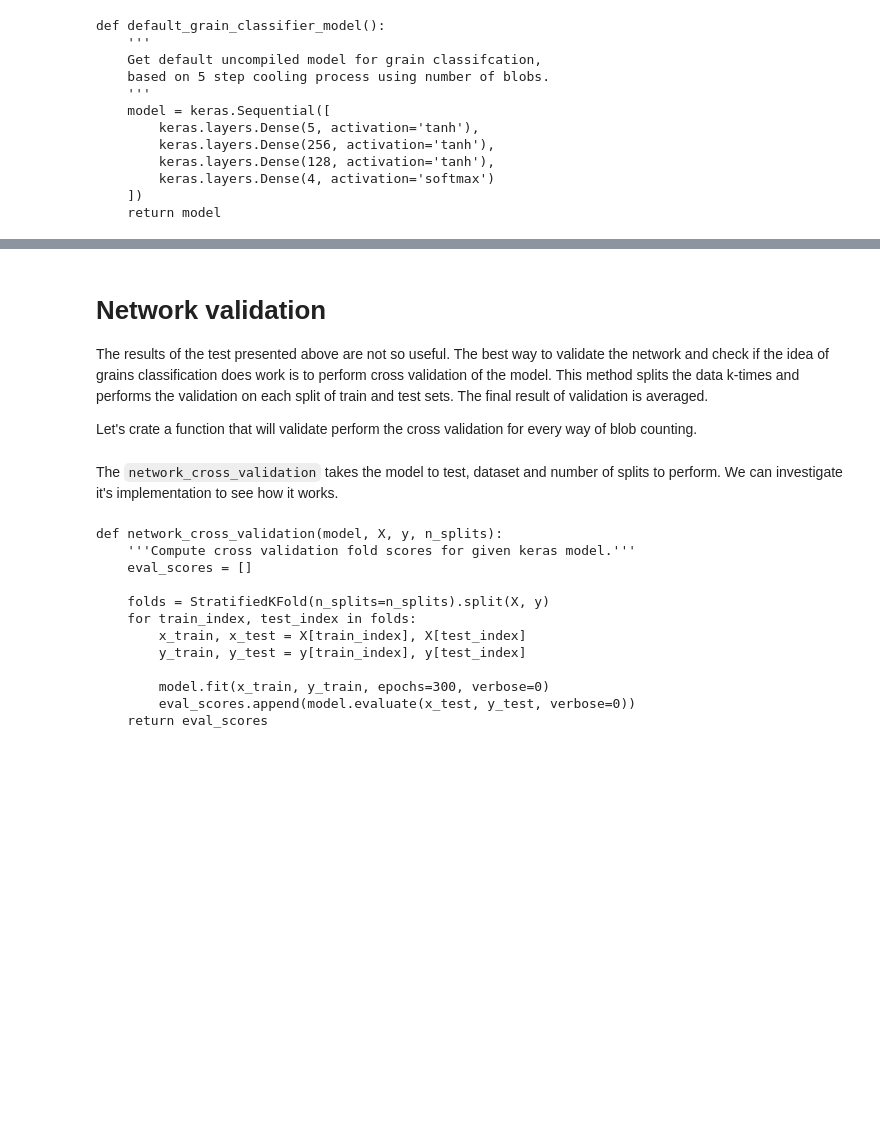
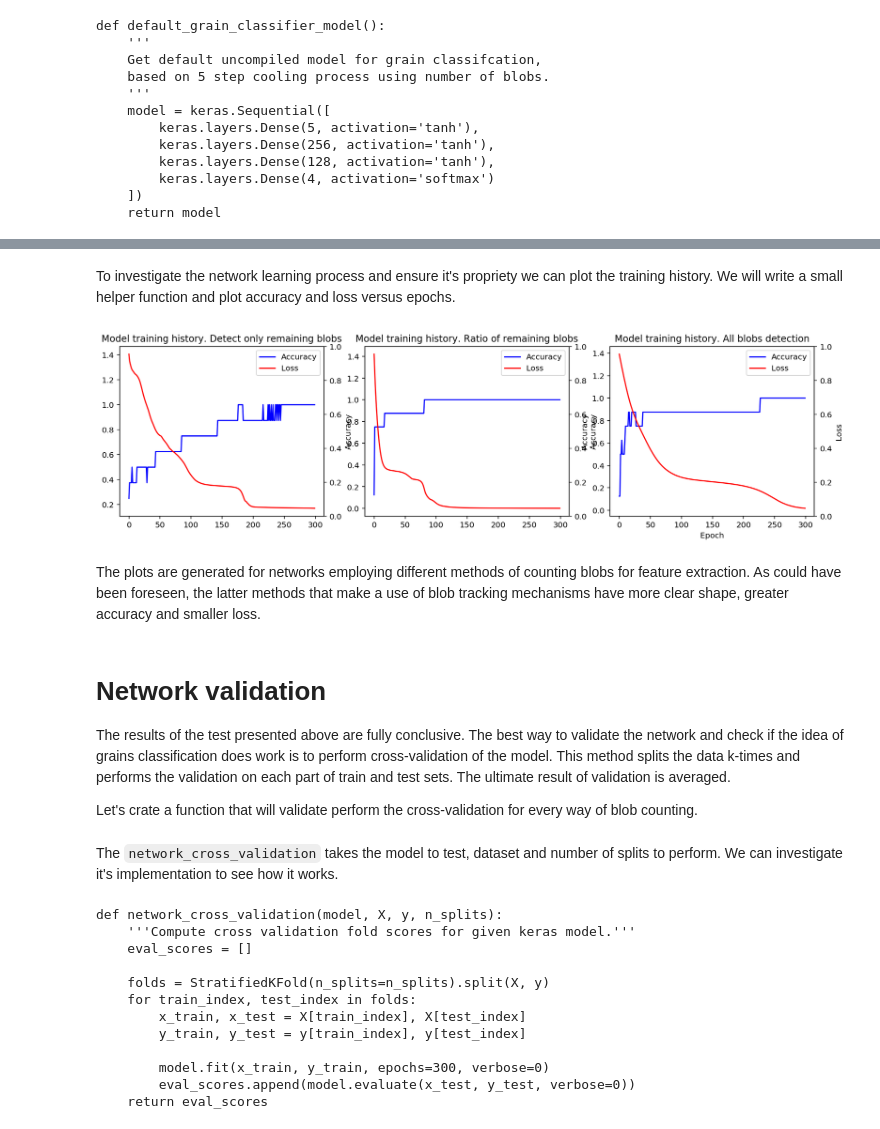
Before and after one commit to maciejzj/copper-grains-classification, a Jupyter notebook: blob_classification_demo.ipynb, the cells around one changed output, grey strips where cells are left out. Drawn from its saved outputs; the diff is of its cells as text; code cells hidden in the pictures; blank space fills up the shorter version.

```diff
--- a/blob_classification_demo.ipynb
+++ b/blob_classification_demo.ipynb
@@ -123,31 +147,19 @@ def classification_demo(X, y):
         optimizer='adam',
         loss='sparse_categorical_crossentropy',
         metrics=['accuracy'])
-    history = model.fit(X_train, y_train, epochs=400, verbose=0)
+    history = model.fit(X_train, y_train, epochs=300, verbose=0)
 
     print("Test y:", y_test)
     print("Test y:", [decode_labels(y) for y in y_test])
-    print('Test prediction outputs:\n', model.predict(X_test))
+    print('Test prediction outputs:')
+    classes = ('E5R', 'E6R', 'E11R', 'E16R')
+    print(pd.DataFrame(model.predict(X_test), columns=classes, index=classes))
     prediction = model.predict_classes(X_test)
     print('Test prediction classification:\n', prediction)
     print('Test prediction classification:\n',
           [decode_labels(y) for y in prediction])
     print('Model evaluation loss and accuracy:\n',
           model.evaluate(X_test, y_test, verbose=0), '\n')
-
-    plt.figure()
-    ax = plt.subplot()
-    plt.title('Model training history. ' + demo_name)
-    plt.xlabel('Epoch')
-
-    lns1 = plt.plot(history.history['accuracy'], c='b', label='Accuracy');
-    plt.ylabel('Accuracy')
-    plt.twinx()
-    lns2 = plt.plot(history.history['loss'], c='r', label='Loss');
-    plt.ylabel('Loss')
-
-    lns = lns1 + lns2
-    labs = [l.get_label() for l in lns]
-    ax.legend(lns, labs, loc='lower right', bbox_to_anchor=(1, 0.5))
+    return history
 # %% [markdown]
 ## Test results
@@ -171,9 +190,10 @@ The better way to validate the network in a more averaged way is presented in ot
 demo_names = ('All blobs detection',
               'Detect only remaining blobs',
               'Ratio of remaining blobs')
+training_histories = []
 for X, demo_name in zip(Xs, demo_names):
     print(demo_name)
-    classification_demo(X, y)
+    training_histories.append(classification_demo(X, y))
 # %% [output]
 All blobs detection
 Test y: [3 0 2 1]
@@ -198,12 +215,44 @@ Model evaluation loss and accuracy:
+# %% [markdown]
+To investigate the network learning process and ensure it's propriety we can
+plot the training history.
+We will write a small helper function and plot accuracy and loss versus epochs.
+# %%
+def plot_history(ax, history, demo_name):
+    plt.title('Model training history. ' + demo_name)
+    plt.xlabel('Epoch')
+
+    lns1 = ax.plot(history.history['accuracy'], c='b', label='Accuracy');
+    plt.ylabel('Accuracy')
+    ax.twinx()
+    lns2 = ax.plot(history.history['loss'], c='r', label='Loss');
+    plt.ylabel('Loss')
+
+    lns = lns1 + lns2
+    labs = [l.get_label() for l in lns]
+    ax.legend(lns, labs)
+
+_, ax = plt.subplots(1, 3, figsize=(16, 4))
+for a, history, name in zip(ax, training_histories, demo_names):
+    plot_history(a, history, name)
+# %% [output]
+[figure, added]
+# %% [markdown]
+The plots are generated for networks employing different methods of counting
+blobs for feature extraction.
+As could have been foreseen, the latter methods that make a use of blob tracking
+mechanisms have more clear shape, greater accuracy and smaller loss.
 # %% [markdown]
 # Network validation
 
-The results of the test presented above are not so useful.
-The best way to validate the network and check if the idea of grains classification does work is to perform cross validation of the model.
-This method splits the data k-times and performs the validation on each split of train and test sets.
-The final result of validation is averaged.
+The results of the test presented above are fully conclusive.
+The best way to validate the network and check if the idea of grains
+classification does work is to perform cross-validation of the model.
+This method splits the data k-times and performs the validation on each part of
+train and test sets.
+The ultimate result of validation is averaged.
 
-Let's crate a function that will validate perform the cross validation for every way of blob counting.
+Let's crate a function that will validate perform the cross-validation for every
+way of blob counting.
 # %%
 def cross_val_demo(X, y):
     '''Demo cross validation of default grain classifier on given data.'''
@@ -223,7 +272,8 @@ def cross_val_demo(X, y):
     print('Cross validation mean score (loss, acc):\n',
           scores.mean(axis=0), '\n')
 # %% [markdown]
-The `network_cross_validation` takes the model to test, dataset and number of splits to perform.
+The `network_cross_validation` takes the model to test, dataset and number of
+splits to perform.
 We can investigate it's implementation to see how it works.
 # %%
 print(getsource(network_cross_validation))
```
Also changed, not shown: parts of 12 cells of this notebook, 3 other files.
